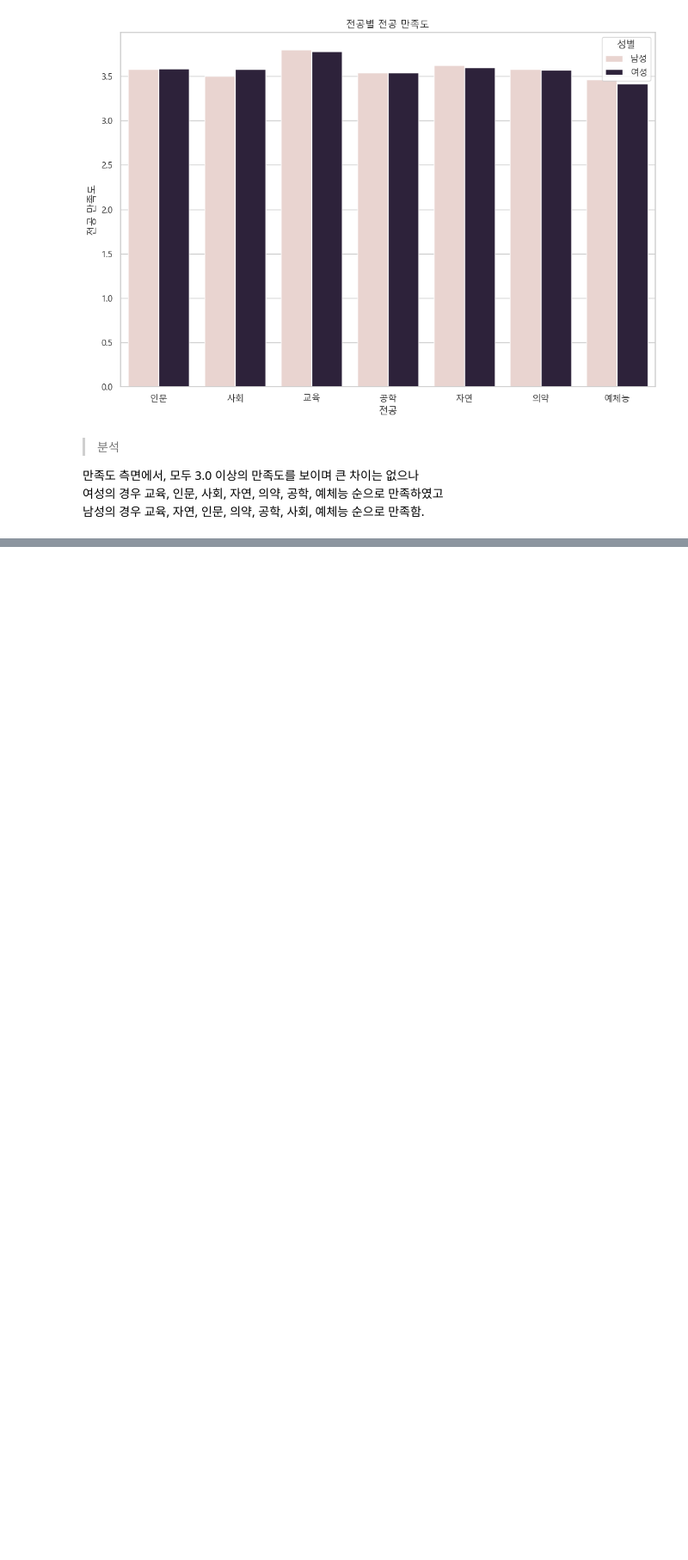
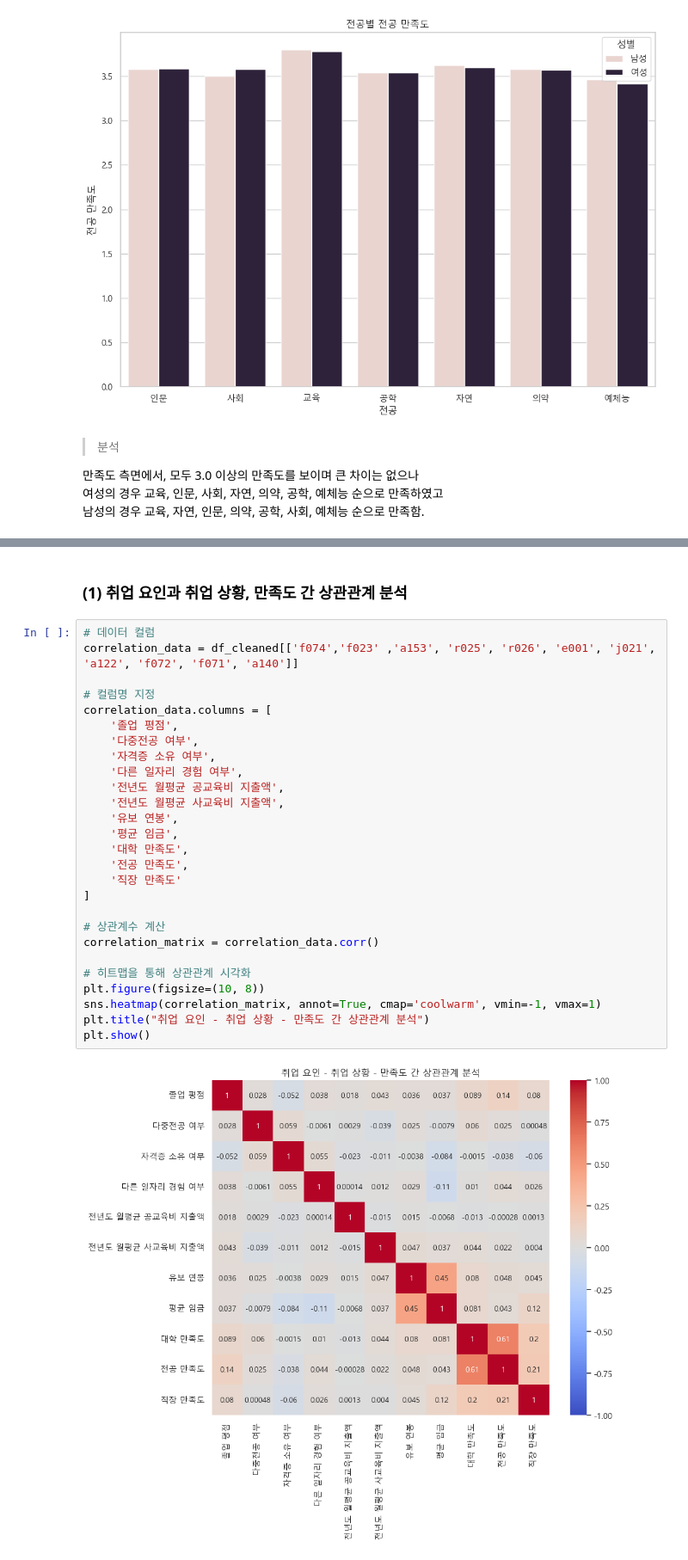
Before and after one commit to JiwonDu/DA-learning-course, a Jupyter notebook: Project/(프로젝트) 대졸자직업이동경로조사 데이터 분석.ipynb, the cells around one changed output, grey strips where cells are left out. Shown at 86% size. Cells and saved outputs as stored; diff of their text form; blank space fills up the shorter version.

```diff
--- a/Project/(프로젝트) 대졸자직업이동경로조사 데이터 분석.ipynb
+++ b/Project/(프로젝트) 대졸자직업이동경로조사 데이터 분석.ipynb
@@ -449,0 +472,31 @@ plt.show()
+# %% [markdown]
+### (1) 취업 요인과 취업 상황, 만족도 간 상관관계 분석
+# %%
+# 데이터 컬럼
+correlation_data = df_cleaned[['f074','f023' ,'a153', 'r025', 'r026', 'e001', 'j021', 'a122', 'f072', 'f071', 'a140']]
+
+# 컬럼명 지정
+correlation_data.columns = [
+    '졸업 평점',
+    '다중전공 여부',
+    '자격증 소유 여부',
+    '다른 일자리 경험 여부',
+    '전년도 월평균 공교육비 지출액',
+    '전년도 월평균 사교육비 지출액',
+    '유보 연봉',
+    '평균 임금',
+    '대학 만족도',
+    '전공 만족도',
+    '직장 만족도'
+]
+
+# 상관계수 계산
+correlation_matrix = correlation_data.corr()
+
+# 히트맵을 통해 상관관계 시각화
+plt.figure(figsize=(10, 8))
+sns.heatmap(correlation_matrix, annot=True, cmap='coolwarm', vmin=-1, vmax=1)
+plt.title("취업 요인 - 취업 상황 - 만족도 간 상관관계 분석")
+plt.show()
+# %% [output]
+[figure, added]
```
Also changed, not shown: parts of 14 cells of this notebook.
